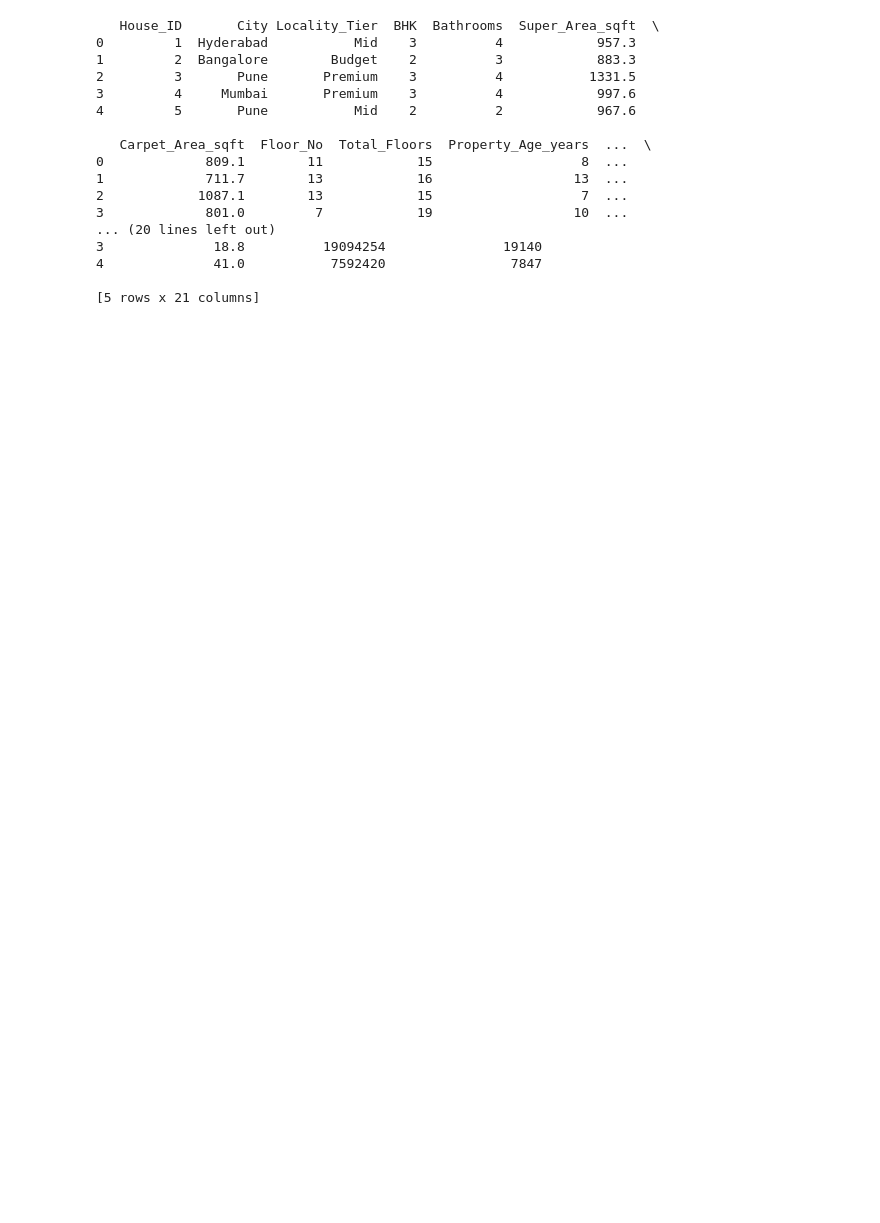
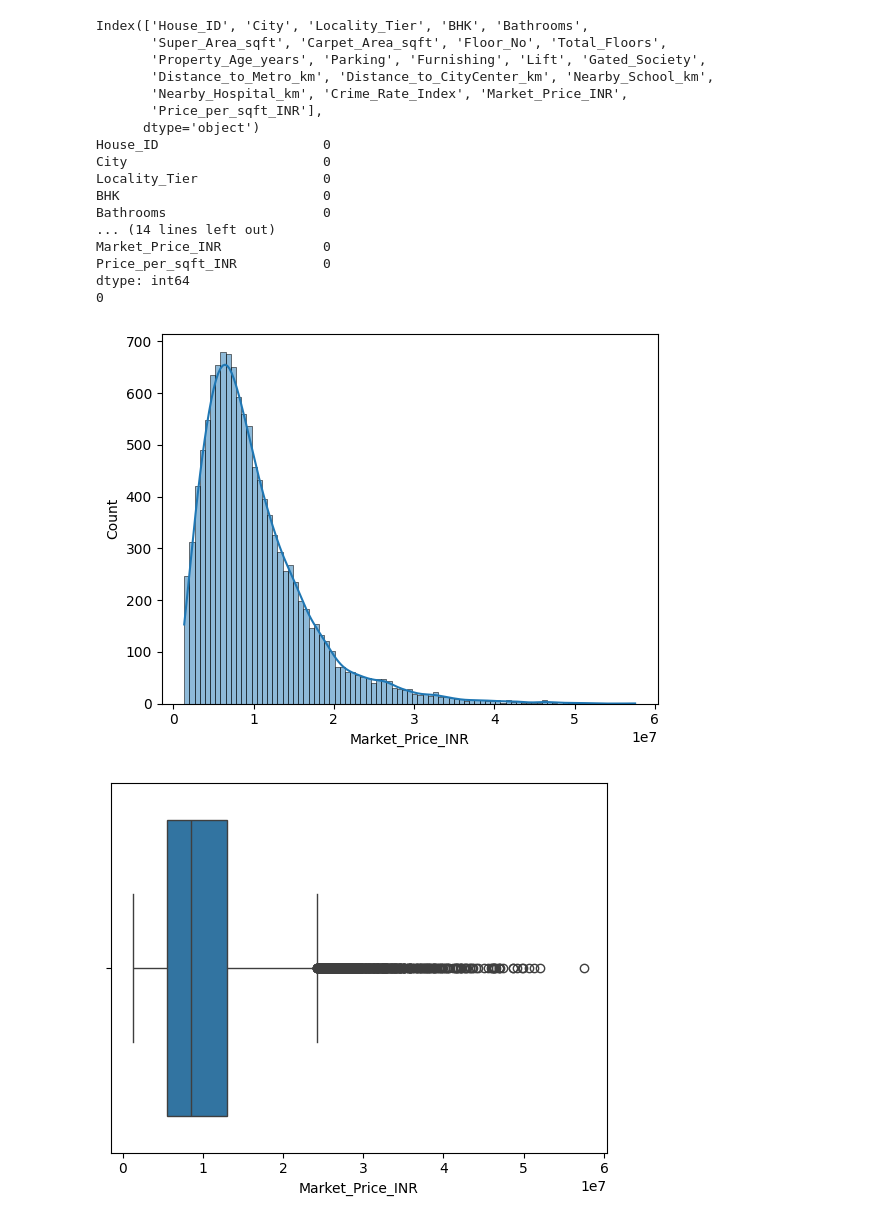
Before and after one commit to RajuPitta-6/HOUSE_PRICE_PREDICTION, a Jupyter notebook: notebooks/EDA.ipynb, the cells around one changed output. Drawn from its saved outputs; the diff is of its cells as text; code cells hidden in the pictures; blank space fills up the shorter version.

Commit message:
Completed EDA and feature analysis

```diff
--- a/notebooks/EDA.ipynb
+++ b/notebooks/EDA.ipynb
@@ -9,22 +9,38 @@ from config.config import RAW_DATA_PATH
 
 loader = LoadData()
 df = loader.load(RAW_DATA_PATH)
-print(df.head())
+# print(df.head())
+print(df.columns)
+print(df.isnull().sum())
+print(df.duplicated().sum())
 # %% [output]
-   House_ID       City Locality_Tier  BHK  Bathrooms  Super_Area_sqft  \
-0         1  Hyderabad           Mid    3          4            957.3
-1         2  Bangalore        Budget    2          3            883.3
-2         3       Pune       Premium    3          4           1331.5
-3         4     Mumbai       Premium    3          4            997.6
-4         5       Pune           Mid    2          2            967.6
-
-   Carpet_Area_sqft  Floor_No  Total_Floors  Property_Age_years  ...  \
-0             809.1        11            15                   8  ...
-1             711.7        13            16                  13  ...
-2            1087.1        13            15                   7  ...
-3             801.0         7            19                  10  ...
-... (20 lines left out)
-3              18.8          19094254               19140
-4              41.0           7592420                7847
-
-[5 rows x 21 columns]
+Index(['House_ID', 'City', 'Locality_Tier', 'BHK', 'Bathrooms',
+       'Super_Area_sqft', 'Carpet_Area_sqft', 'Floor_No', 'Total_Floors',
+       'Property_Age_years', 'Parking', 'Furnishing', 'Lift', 'Gated_Society',
+       'Distance_to_Metro_km', 'Distance_to_CityCenter_km', 'Nearby_School_km',
+       'Nearby_Hospital_km', 'Crime_Rate_Index', 'Market_Price_INR',
+       'Price_per_sqft_INR'],
+      dtype='object')
+House_ID                     0
+City                         0
+Locality_Tier                0
+BHK                          0
+Bathrooms                    0
+... (14 lines left out)
+Market_Price_INR             0
+Price_per_sqft_INR           0
+dtype: int64
+0
+# %%
+# Target variable analysis
+import seaborn as sns
+import matplotlib.pyplot as plt
+df["Market_Price_INR"].describe()
+sns.histplot(df["Market_Price_INR"], kde=True)
+plt.show()
+
+sns.boxplot(x=df["Market_Price_INR"])
+plt.show()
+# %% [output]
+[figure, added]
+[figure, added]
```
Also changed, not shown: parts of 7 cells of this notebook, 1 other file.
